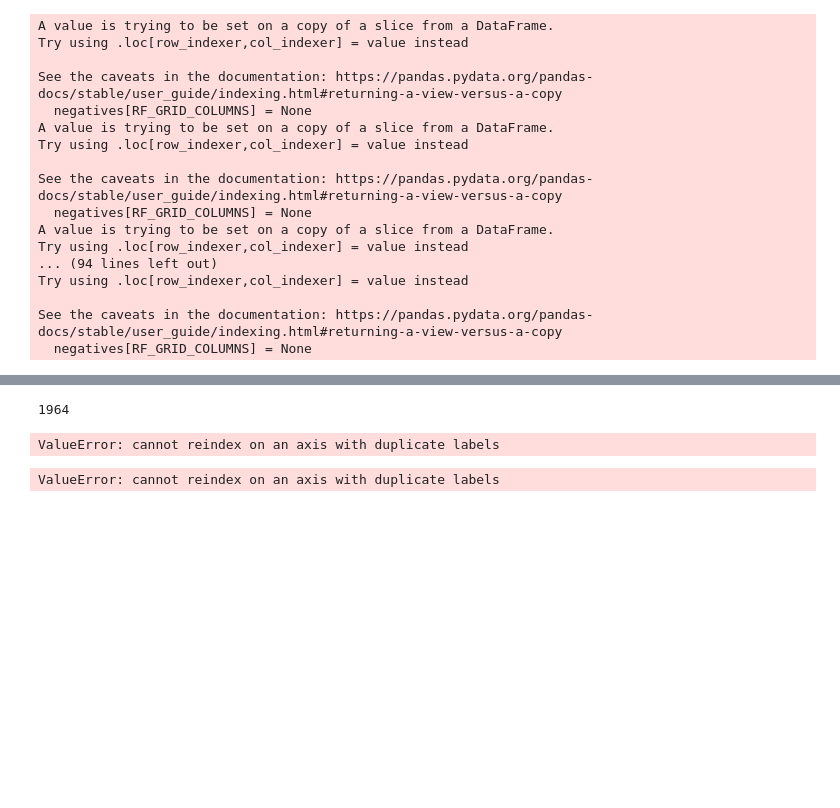
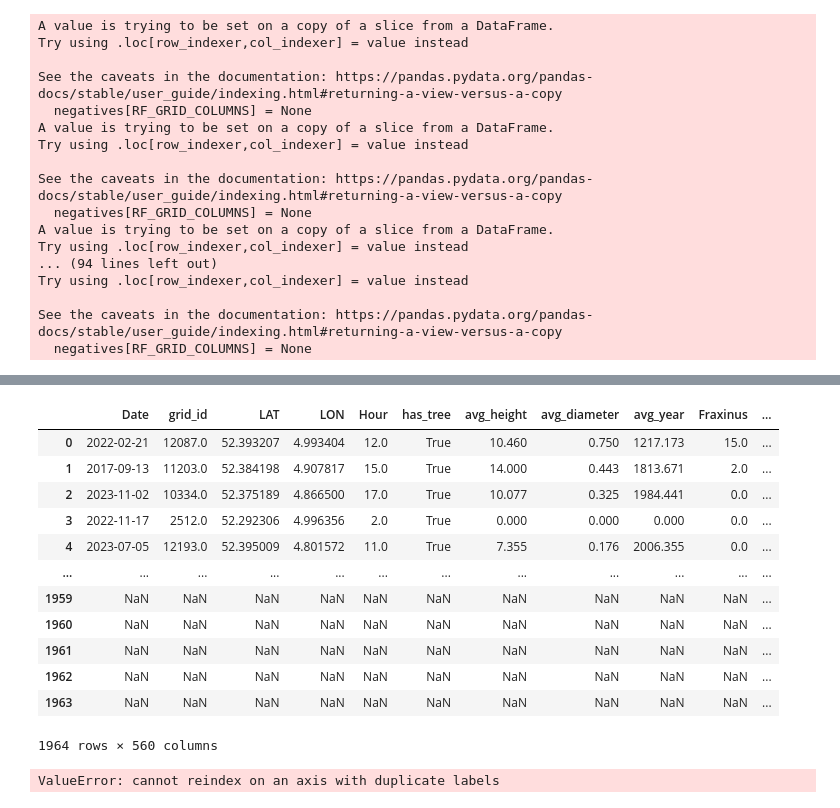
Before and after one commit to UhhBart/MSc_DSP_G2, a Jupyter notebook: src/create_tree_set.ipynb, the cells around one changed output, grey strips where cells are left out. Saved outputs shown, nothing was run; the diff lists cells and outputs as text; code cells hidden in the pictures; blank space fills up the shorter version.

Commit message:
fixed GetNegatives

```diff
--- a/src/create_tree_set.ipynb
+++ b/src/create_tree_set.ipynb
@@ -545,12 +549,19 @@ Took 11.957823991775513 seconds
-# %%
-len(negative_samples)
-# %% [output]
-1964
-# %%
-split_left = negative_samples[~negative_samples['grid_id'].isna()]
-split_right = negative_samples[negative_samples['grid_id'].isna()]
-# %% [output]
-ValueError: cannot reindex on an axis with duplicate labels
+# %%
+negative_samples
+# %% [output]
+|  | Date | grid_id | LAT | LON | Hour | has_tree | avg_height | avg_diameter | avg_year | Fraxinus | ... |
+| 0 | 2022-02-21 | 12087.0 | 52.393207 | 4.993404 | 12.0 | True | 10.460 | 0.750 | 1217.173 | 15.0 | ... |
+| 1 | 2017-09-13 | 11203.0 | 52.384198 | 4.907817 | 15.0 | True | 14.000 | 0.443 | 1813.671 | 2.0 | ... |
+| 2 | 2023-11-02 | 10334.0 | 52.375189 | 4.866500 | 17.0 | True | 10.077 | 0.325 | 1984.441 | 0.0 | ... |
+| 3 | 2022-11-17 | 2512.0 | 52.292306 | 4.996356 | 2.0 | True | 0.000 | 0.000 | 0.000 | 0.0 | ... |
+| 4 | 2023-07-05 | 12193.0 | 52.395009 | 4.801572 | 11.0 | True | 7.355 | 0.176 | 2006.355 | 0.0 | ... |
+| ... | ... | ... | ... | ... | ... | ... | ... | ... | ... | ... | ... |
+| 1959 | NaN | NaN | NaN | NaN | NaN | NaN | NaN | NaN | NaN | NaN | ... |
+| 1960 | NaN | NaN | NaN | NaN | NaN | NaN | NaN | NaN | NaN | NaN | ... |
+| 1961 | NaN | NaN | NaN | NaN | NaN | NaN | NaN | NaN | NaN | NaN | ... |
+| 1962 | NaN | NaN | NaN | NaN | NaN | NaN | NaN | NaN | NaN | NaN | ... |
+| 1963 | NaN | NaN | NaN | NaN | NaN | NaN | NaN | NaN | NaN | NaN | ... |
+1964 rows × 560 columns
 # %%
 # %% [output]
 ValueError: cannot reindex on an axis with duplicate labels
```
Also changed, not shown: parts of 2 cells of this notebook, 4 other files.
